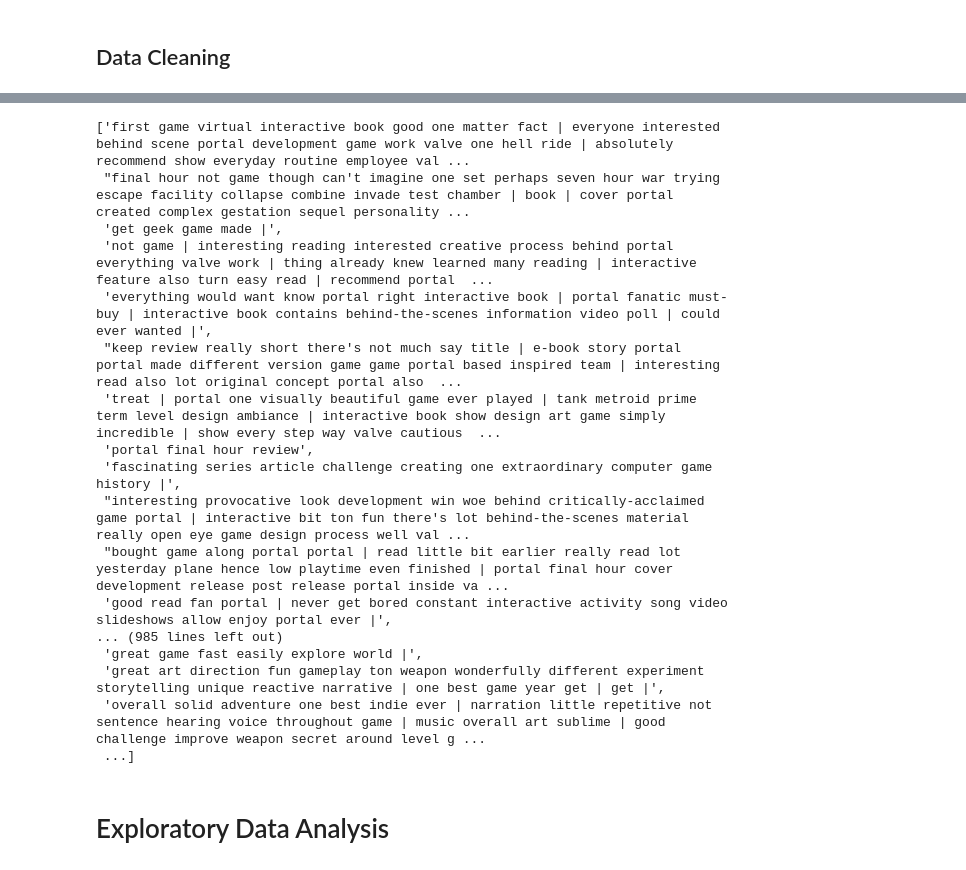
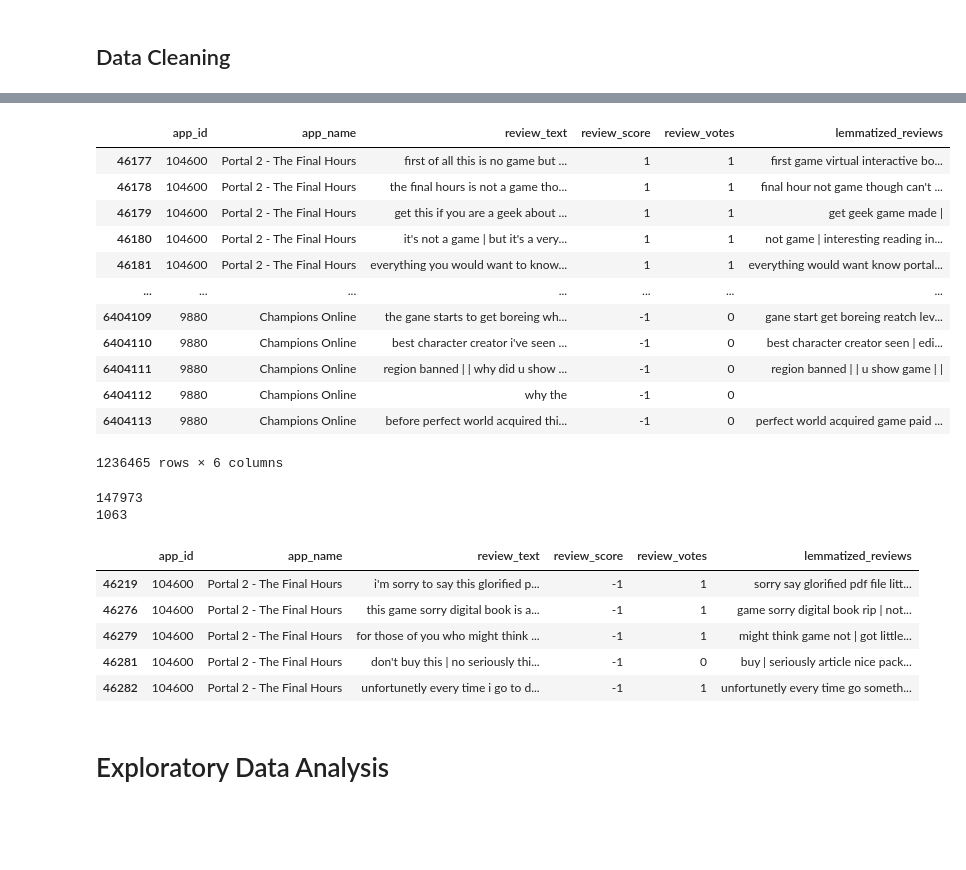
Before and after one commit to diego-nst/BongcayaoSalazarTanalgo_SocialComputing, a Jupyter notebook: project.ipynb, the cells around one changed output, grey strips where cells are left out. Drawn from its saved outputs; the diff is of its cells as text; code cells hidden in the pictures; blank space fills up the shorter version.

Commit message:
Topic modeling based on recco/not recco

```diff
--- a/project.ipynb
+++ b/project.ipynb
@@ -145,40 +158,53 @@ lower_case_reviews
 # %%
 from nltk.corpus import stopwords
 from nltk.stem import WordNetLemmatizer
 lemmatizer = WordNetLemmatizer()
 
-word_tokens = [ review.split() for review in lower_case_reviews]
+word_tokens = [ (str(review)).split() for review in filtered_reviews['review_text']]
 
 stop_words = set(stopwords.words('english'))
 stop_words.add('us')
-
 
 lemmatized_reviews = []
 for tokens in word_tokens:
     lemmatized_reviews.append([lemmatizer.lemmatize(token) for token in tokens if token not in stop_words or token=='not'])
 
 lemmatized_reviews = [" ".join(review) for review in lemmatized_reviews]
 
 filtered_reviews["lemmatized_reviews"] = lemmatized_reviews
-lemmatized_reviews
+# lemmatized_reviews
+filtered_reviews
 # %% [output]
+|  | app_id | app_name | review_text | review_score | review_votes | lemmatized_reviews |
+| 46177 | 104600 | Portal 2 - The Final Hours | first of all this is no game but ... | 1 | 1 | first game virtual interactive bo... |
+| 46178 | 104600 | Portal 2 - The Final Hours | the final hours is not a game tho... | 1 | 1 | final hour not game though can't ... |
+| 46179 | 104600 | Portal 2 - The Final Hours | get this if you are a geek about ... | 1 | 1 | get geek game made | |
+| 46180 | 104600 | Portal 2 - The Final Hours | it's not a game | but it's a very... | 1 | 1 | not game | interesting reading in... |
+| 46181 | 104600 | Portal 2 - The Final Hours | everything you would want to know... | 1 | 1 | everything would want know portal... |
+| ... | ... | ... | ... | ... | ... | ... |
+| 6404109 | 9880 | Champions Online | the gane starts to get boreing wh... | -1 | 0 | gane start get boreing reatch lev... |
+| 6404110 | 9880 | Champions Online | best character creator i've seen ... | -1 | 0 | best character creator seen | edi... |
+| 6404111 | 9880 | Champions Online | region banned | | why did u show ... | -1 | 0 | region banned | | u show game | | |
+| 6404112 | 9880 | Champions Online | why the | -1 | 0 |  |
+| 6404113 | 9880 | Champions Online | before perfect world acquired thi... | -1 | 0 | perfect world acquired game paid ... |
-['first game virtual interactive book good one matter fact | everyone interested behind scene portal development game work valve one hell ride | absolutely recommend show everyday routine employee val ...
- "final hour not game though can't imagine one set perhaps seven hour war trying escape facility collapse combine invade test chamber | book | cover portal created complex gestation sequel personality ...
- 'get geek game made |',
- 'not game | interesting reading interested creative process behind portal everything valve work | thing already knew learned many reading | interactive feature also turn easy read | recommend portal  ...
- 'everything would want know portal right interactive book | portal fanatic must-buy | interactive book contains behind-the-scenes information video poll | could ever wanted |',
- "keep review really short there's not much say title | e-book story portal portal made different version game game portal based inspired team | interesting read also lot original concept portal also  ...
- 'treat | portal one visually beautiful game ever played | tank metroid prime term level design ambiance | interactive book show design art game simply incredible | show every step way valve cautious  ...
- 'portal final hour review',
- 'fascinating series article challenge creating one extraordinary computer game history |',
- "interesting provocative look development win woe behind critically-acclaimed game portal | interactive bit ton fun there's lot behind-the-scenes material really open eye game design process well val ...
- "bought game along portal portal | read little bit earlier really read lot yesterday plane hence low playtime even finished | portal final hour cover development release post release portal inside va ...
- 'good read fan portal | never get bored constant interactive activity song video slideshows allow enjoy portal ever |',
-... (985 lines left out)
- 'great game fast easily explore world |',
- 'great art direction fun gameplay ton weapon wonderfully different experiment storytelling unique reactive narrative | one best game year get | get |',
- 'overall solid adventure one best indie ever | narration little repetitive not sentence hearing voice throughout game | music overall art sublime | good challenge improve weapon secret around level g ...
- ...]
+1236465 rows × 6 columns
+# %%
+## Review score of -1: would not recommend
+
+would_recommend = filtered_reviews[filtered_reviews["review_score"]==-1]
+print(len(would_recommend))
+print(len(would_recommend["app_name"].unique().tolist()))
+
+would_recommend.head()
+# %% [output]
+147973
+1063
+|  | app_id | app_name | review_text | review_score | review_votes | lemmatized_reviews |
+| 46219 | 104600 | Portal 2 - The Final Hours | i'm sorry to say this glorified p... | -1 | 1 | sorry say glorified pdf file litt... |
+| 46276 | 104600 | Portal 2 - The Final Hours | this game sorry digital book is a... | -1 | 1 | game sorry digital book rip | not... |
+| 46279 | 104600 | Portal 2 - The Final Hours | for those of you who might think ... | -1 | 1 | might think game not | got little... |
+| 46281 | 104600 | Portal 2 - The Final Hours | don't buy this | no seriously thi... | -1 | 0 | buy | seriously article nice pack... |
+| 46282 | 104600 | Portal 2 - The Final Hours | unfortunetly every time i go to d... | -1 | 1 | unfortunetly every time go someth... |
 # %% [markdown]
 # Exploratory Data Analysis
 # %%
```
Also changed, not shown: parts of 15 cells of this notebook.
